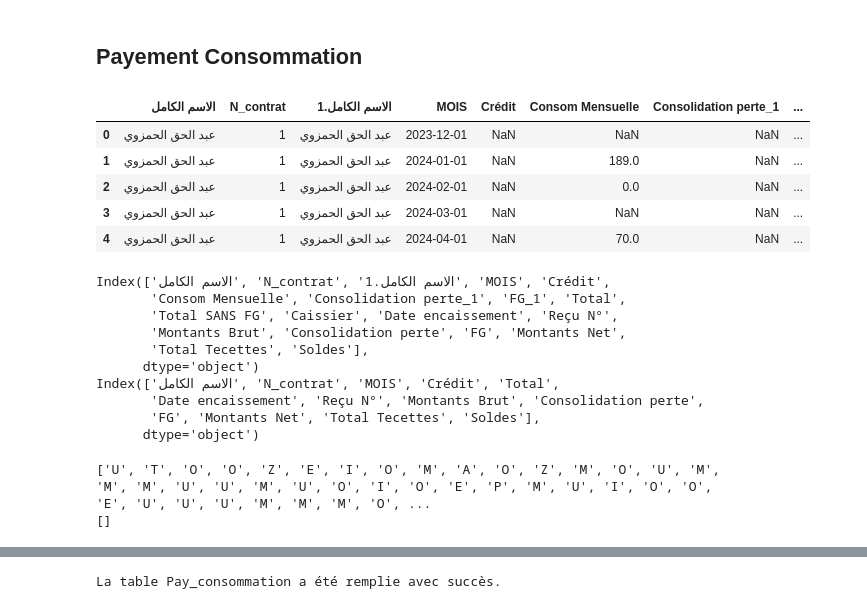
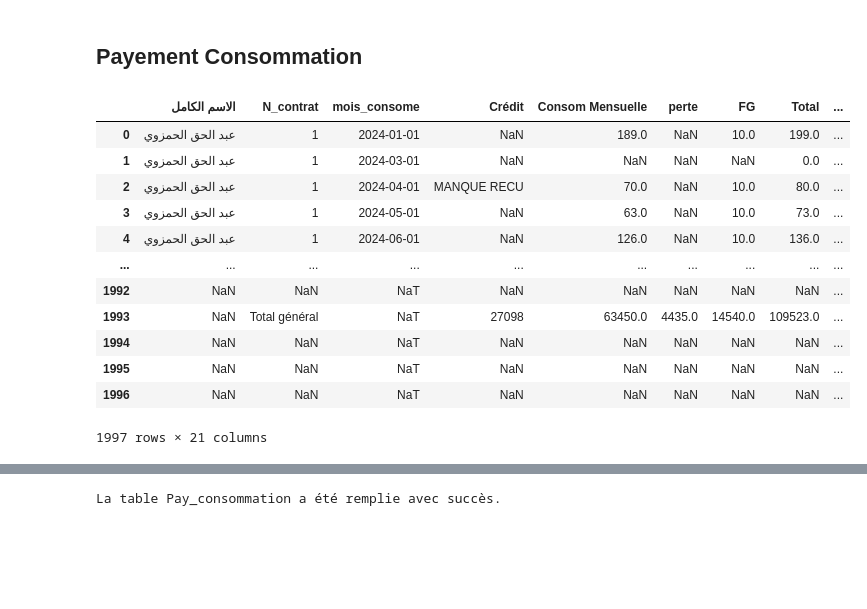
Before and after one commit to laanani-mohamed/Gestion-Eau-Association-Nasr, a Jupyter notebook: notebook/Manipulation_BD.ipynb, the cells around one changed output, grey strips where cells are left out. Cells and saved outputs as stored; diff of their text form; code cells hidden in the pictures; blank space fills up the shorter version.

```diff
--- a/notebook/Manipulation_BD.ipynb
+++ b/notebook/Manipulation_BD.ipynb
@@ -927,51 +927,22 @@ conn.close()
 ## Payement Consommation
 # %%
 import pandas as pd
-fichier_excel= "/Users/mac/Desktop/Gestion-Eau-Association-Nasr/Donnee Brute/MB suivi de compte.xlsx"
-df1 = pd.read_excel(fichier_excel, sheet_name="Sheet2")
-df2 = pd.read_excel(fichier_excel, sheet_name="Sheet7")
+fichier_excel= "/Users/mac/Desktop/Gestion-Eau-Association-Nasr/Donnee Brute/Mnt_consommation_finale_2024.xlsx"
+df1 = pd.read_excel(fichier_excel, sheet_name="Sheet1_rehal")
 # %%
 # Afficher les premières lignes
-df1.head()
+df1
 # %% [output]
-|  | الاسم الكامل | N_contrat | الاسم الكامل.1 | MOIS | Crédit | Consom Mensuelle | Consolidation perte_1 | ... |
-| 0 | عبد الحق الحمزوي | 1 | عبد الحق الحمزوي | 2023-12-01 | NaN | NaN | NaN | ... |
-| 1 | عبد الحق الحمزوي | 1 | عبد الحق الحمزوي | 2024-01-01 | NaN | 189.0 | NaN | ... |
-| 2 | عبد الحق الحمزوي | 1 | عبد الحق الحمزوي | 2024-02-01 | NaN | 0.0 | NaN | ... |
-| 3 | عبد الحق الحمزوي | 1 | عبد الحق الحمزوي | 2024-03-01 | NaN | NaN | NaN | ... |
-| 4 | عبد الحق الحمزوي | 1 | عبد الحق الحمزوي | 2024-04-01 | NaN | 70.0 | NaN | ... |
+|  | الاسم الكامل | N_contrat | mois_consome | Crédit | Consom Mensuelle | perte | FG | Total | ... |
+| 0 | عبد الحق الحمزوي | 1 | 2024-01-01 | NaN | 189.0 | NaN | 10.0 | 199.0 | ... |
+| 1 | عبد الحق الحمزوي | 1 | 2024-03-01 | NaN | NaN | NaN | NaN | 0.0 | ... |
+| 2 | عبد الحق الحمزوي | 1 | 2024-04-01 | MANQUE RECU | 70.0 | NaN | 10.0 | 80.0 | ... |
+| 3 | عبد الحق الحمزوي | 1 | 2024-05-01 | NaN | 63.0 | NaN | 10.0 | 73.0 | ... |
+| 4 | عبد الحق الحمزوي | 1 | 2024-06-01 | NaN | 126.0 | NaN | 10.0 | 136.0 | ... |
+| ... | ... | ... | ... | ... | ... | ... | ... | ... | ... |
+| 1992 | NaN | NaN | NaT | NaN | NaN | NaN | NaN | NaN | ... |
+| 1993 | NaN | Total général | NaT | 27098 | 63450.0 | 4435.0 | 14540.0 | 109523.0 | ... |
+| 1994 | NaN | NaN | NaT | NaN | NaN | NaN | NaN | NaN | ... |
+| 1995 | NaN | NaN | NaT | NaN | NaN | NaN | NaN | NaN | ... |
+| 1996 | NaN | NaN | NaT | NaN | NaN | NaN | NaN | NaN | ... |
+1997 rows × 21 columns
-# %%
-print(df1.columns)
-df1 = df1.drop(columns=['Consom Mensuelle', 'Consolidation perte_1', 'FG_1', 'Total SANS FG', 'Caissier','الاسم الكامل.1'])
-print(df1.columns)
-# %% [output]
-Index(['الاسم الكامل', 'N_contrat', 'الاسم الكامل.1', 'MOIS', 'Crédit',
-       'Consom Mensuelle', 'Consolidation perte_1', 'FG_1', 'Total',
-       'Total SANS FG', 'Caissier', 'Date encaissement', 'Reçu N°',
-       'Montants Brut', 'Consolidation perte', 'FG', 'Montants Net',
-       'Total Tecettes', 'Soldes'],
-      dtype='object')
-Index(['الاسم الكامل', 'N_contrat', 'MOIS', 'Crédit', 'Total',
-       'Date encaissement', 'Reçu N°', 'Montants Brut', 'Consolidation perte',
-       'FG', 'Montants Net', 'Total Tecettes', 'Soldes'],
-      dtype='object')
-# %%
-a=[]
-for i in df1['Date encaissement'].astype(str):
-    if (len(i) < 4) & (i != 'nan'):
-        a.append(i)
-
-print(a)
-
-# solution
-df1['Date encaissement'] = df1['Date encaissement'].apply(lambda x: None if str(x) in a else x)
-
-b=[]
-for i in df1['Date encaissement'].astype(str):
-    if (len(i) < 4) & (i != 'nan'):
-        b.append(i)
-
-print(b)
-# %% [output]
-['U', 'T', 'O', 'O', 'Z', 'E', 'I', 'O', 'M', 'A', 'O', 'Z', 'M', 'O', 'U', 'M', 'M', 'M', 'U', 'U', 'M', 'U', 'O', 'I', 'O', 'E', 'P', 'M', 'U', 'I', 'O', 'O', 'E', 'U', 'U', 'U', 'M', 'M', 'M', 'O', ...
-[]
```
Also changed, not shown: parts of 39 cells of this notebook, 5 other files.
